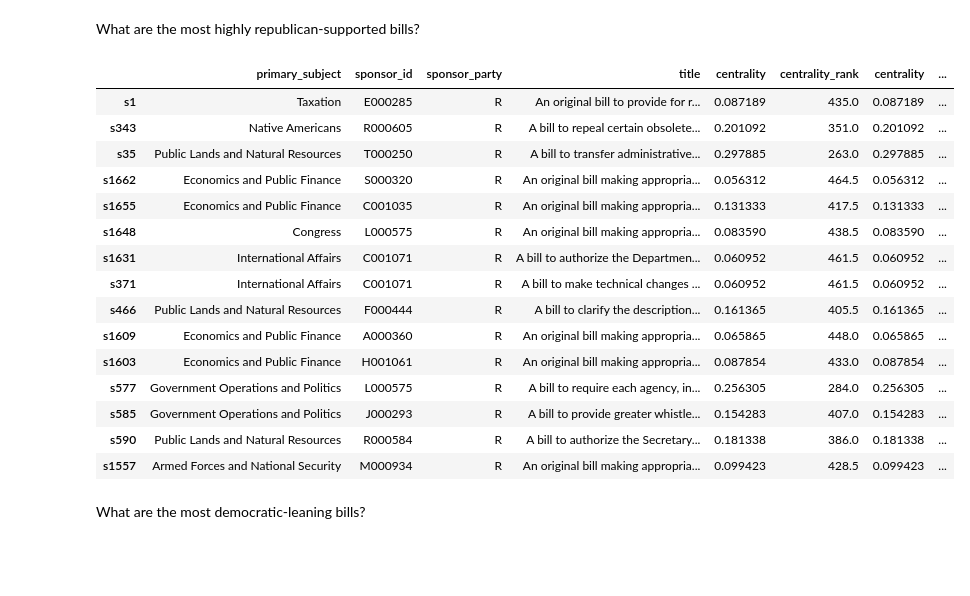
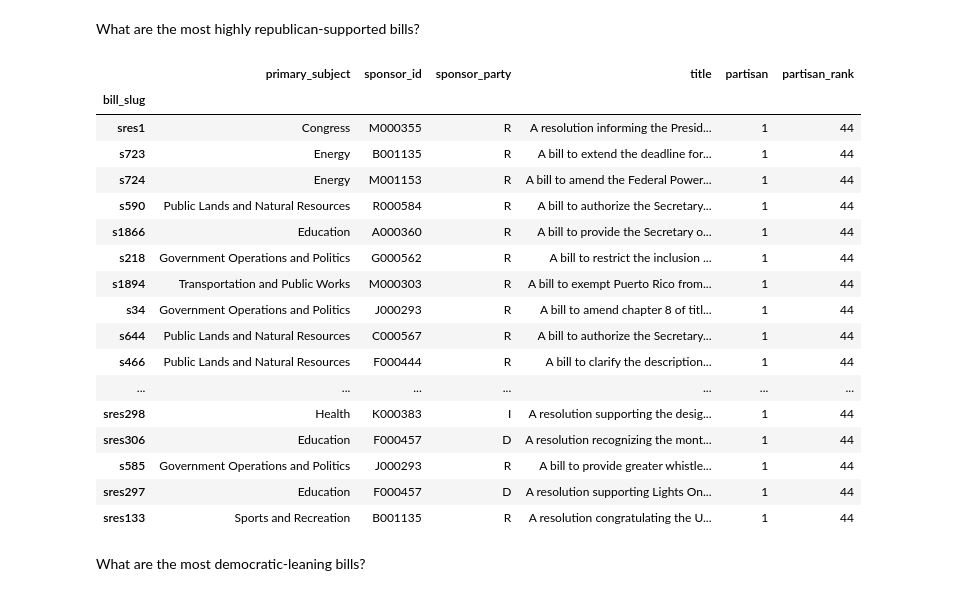
Before and after one commit to jgarcia71/CUNY-DATA-620, a Jupyter notebook: Final Project/Rank_Senators_and_Bills.ipynb, the cells around one changed output. Cells and saved outputs as stored; diff of their text form; code cells hidden in the pictures; blank space fills up the shorter version.

Commit message:
Final tweaks to bill analysis

```diff
--- a/Final Project/Rank_Senators_and_Bills.ipynb
+++ b/Final Project/Rank_Senators_and_Bills.ipynb
@@ -331,27 +339,29 @@ plt.hist(partisan_strength.values(), bins=25)
 # %% [markdown]
 What are the most highly republican-supported bills?
 # %%
-dfBills = pd.concat([dfBills, pd.Series(partisan_strength, name="partisan")], axis=1)
+dfBills['partisan'] = pd.Series(partisan_strength)
 dfBills['partisan_rank'] = dfBills['partisan'].rank(ascending=0)
 # %%
-dfBills.sort_values('partisan_rank').head(15)
+dfBills.sort_values('partisan_rank').head(20)
 # %% [output]
-|  | primary_subject | sponsor_id | sponsor_party | title | centrality | centrality_rank | centrality | ... |
-| s1 | Taxation | E000285 | R | An original bill to provide for r... | 0.087189 | 435.0 | 0.087189 | ... |
-| s343 | Native Americans | R000605 | R | A bill to repeal certain obsolete... | 0.201092 | 351.0 | 0.201092 | ... |
-| s35 | Public Lands and Natural Resources | T000250 | R | A bill to transfer administrative... | 0.297885 | 263.0 | 0.297885 | ... |
-| s1662 | Economics and Public Finance | S000320 | R | An original bill making appropria... | 0.056312 | 464.5 | 0.056312 | ... |
-| s1655 | Economics and Public Finance | C001035 | R | An original bill making appropria... | 0.131333 | 417.5 | 0.131333 | ... |
-| s1648 | Congress | L000575 | R | An original bill making appropria... | 0.083590 | 438.5 | 0.083590 | ... |
-| s1631 | International Affairs | C001071 | R | A bill to authorize the Departmen... | 0.060952 | 461.5 | 0.060952 | ... |
-| s371 | International Affairs | C001071 | R | A bill to make technical changes ... | 0.060952 | 461.5 | 0.060952 | ... |
-| s466 | Public Lands and Natural Resources | F000444 | R | A bill to clarify the description... | 0.161365 | 405.5 | 0.161365 | ... |
-| s1609 | Economics and Public Finance | A000360 | R | An original bill making appropria... | 0.065865 | 448.0 | 0.065865 | ... |
-| s1603 | Economics and Public Finance | H001061 | R | An original bill making appropria... | 0.087854 | 433.0 | 0.087854 | ... |
-| s577 | Government Operations and Politics | L000575 | R | A bill to require each agency, in... | 0.256305 | 284.0 | 0.256305 | ... |
-| s585 | Government Operations and Politics | J000293 | R | A bill to provide greater whistle... | 0.154283 | 407.0 | 0.154283 | ... |
-| s590 | Public Lands and Natural Resources | R000584 | R | A bill to authorize the Secretary... | 0.181338 | 386.0 | 0.181338 | ... |
-| s1557 | Armed Forces and National Security | M000934 | R | An original bill making appropria... | 0.099423 | 428.5 | 0.099423 | ... |
+|  | primary_subject | sponsor_id | sponsor_party | title | partisan | partisan_rank |
+| bill_slug |  |  |  |  |  |  |
+| sres1 | Congress | M000355 | R | A resolution informing the Presid... | 1 | 44 |
+| s723 | Energy | B001135 | R | A bill to extend the deadline for... | 1 | 44 |
+| s724 | Energy | M001153 | R | A bill to amend the Federal Power... | 1 | 44 |
+| s590 | Public Lands and Natural Resources | R000584 | R | A bill to authorize the Secretary... | 1 | 44 |
+| s1866 | Education | A000360 | R | A bill to provide the Secretary o... | 1 | 44 |
+| s218 | Government Operations and Politics | G000562 | R | A bill to restrict the inclusion ... | 1 | 44 |
+| s1894 | Transportation and Public Works | M000303 | R | A bill to exempt Puerto Rico from... | 1 | 44 |
+| s34 | Government Operations and Politics | J000293 | R | A bill to amend chapter 8 of titl... | 1 | 44 |
+| s644 | Public Lands and Natural Resources | C000567 | R | A bill to authorize the Secretary... | 1 | 44 |
+| s466 | Public Lands and Natural Resources | F000444 | R | A bill to clarify the description... | 1 | 44 |
+| ... | ... | ... | ... | ... | ... | ... |
+| sres298 | Health | K000383 | I | A resolution supporting the desig... | 1 | 44 |
+| sres306 | Education | F000457 | D | A resolution recognizing the mont... | 1 | 44 |
+| s585 | Government Operations and Politics | J000293 | R | A bill to provide greater whistle... | 1 | 44 |
+| sres297 | Education | F000457 | D | A resolution supporting Lights On... | 1 | 44 |
+| sres133 | Sports and Recreation | B001135 | R | A resolution congratulating the U... | 1 | 44 |
 # %% [markdown]
 What are the most democratic-leaning bills?
 # %%
```
Also changed, not shown: parts of 13 cells of this notebook, 1 other file.
